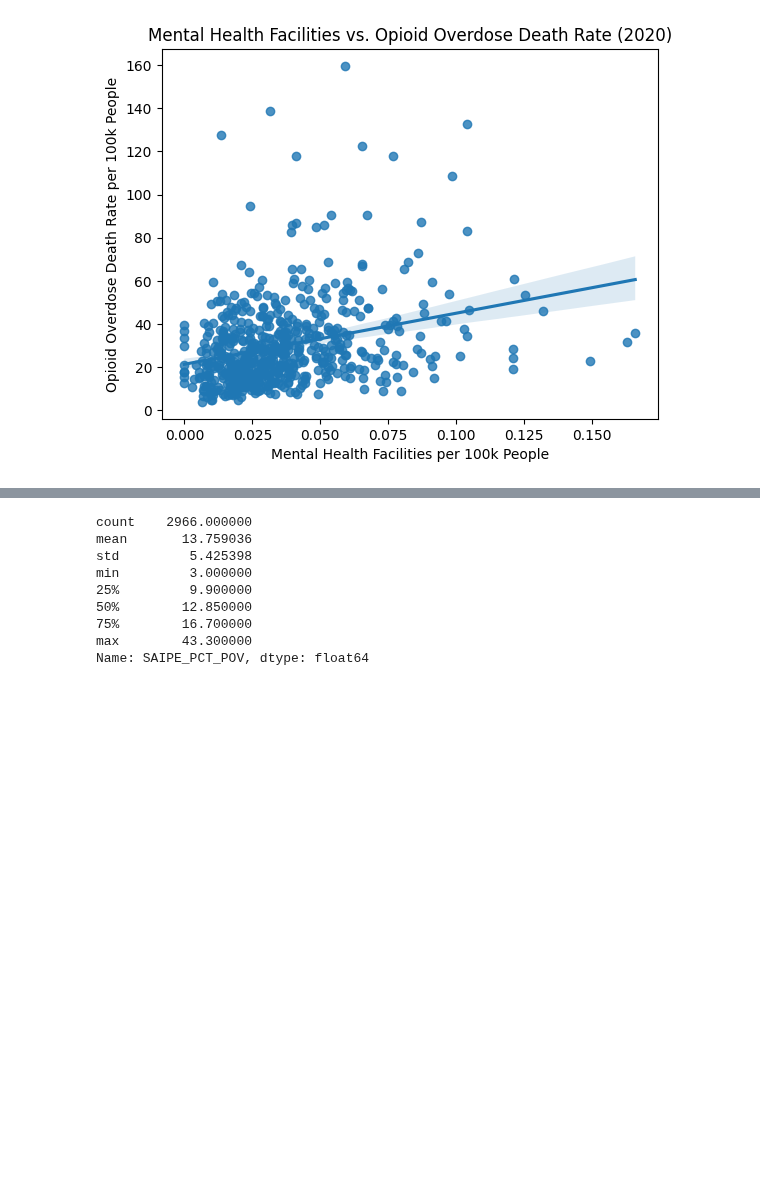
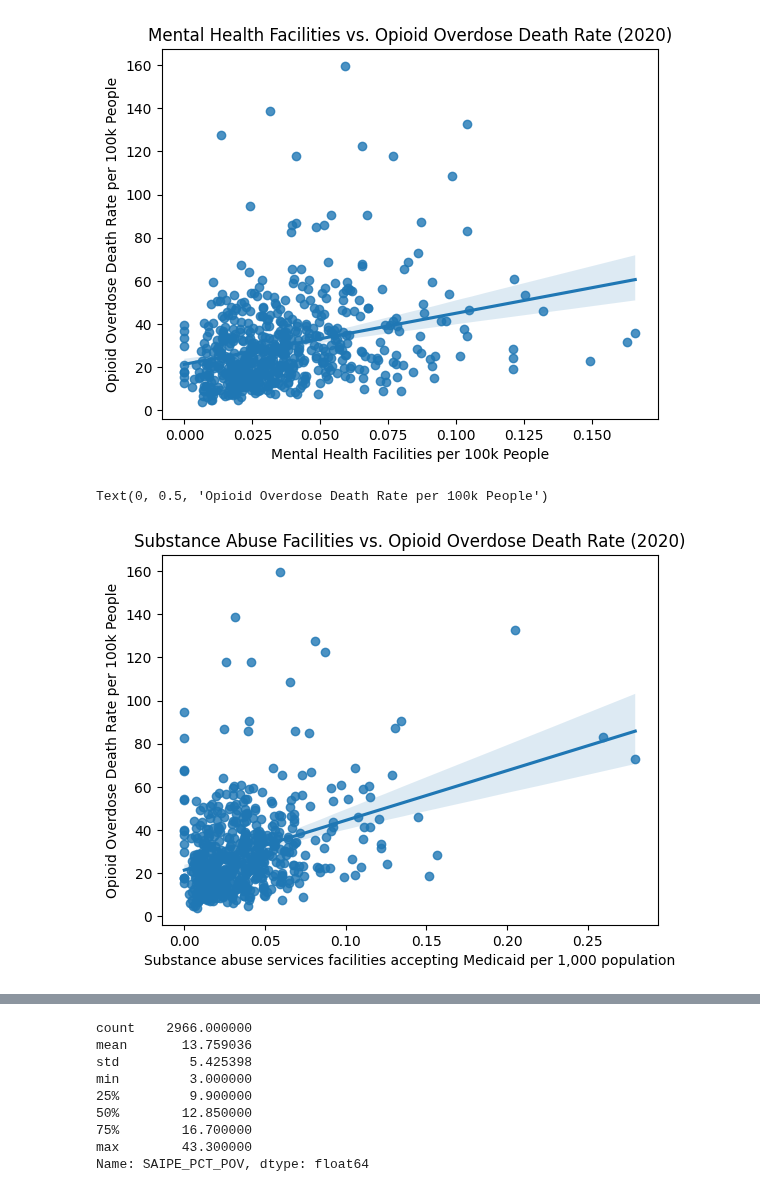
Before and after one commit to Ludougan123234/624-project, a Jupyter notebook: state_level_analysis.ipynb, the cells around one changed output, grey strips where cells are left out. Saved outputs shown, nothing was run; the diff lists cells and outputs as text; code cells hidden in the pictures; blank space fills up the shorter version.

Commit message:
substance abuse facilities

```diff
--- a/state_level_analysis.ipynb
+++ b/state_level_analysis.ipynb
@@ -130,5 +127,5 @@ mental_health_df[mental_health_df.AMFAR_MHFAC_RATE.isnull()]
 # %%
-mental_health_df = mental_health_df[~mental_health_df.AMFAR_MHFAC_RATE.isnull()]
+mental_health_df = mental_health_df.dropna(subset=['AMFAR_MHFAC_RATE', 'AMFAR_MEDSAFAC_RATE'])
 mental_health_df.COUNTYFIPS = mental_health_df.COUNTYFIPS.astype(float)
 # %%
 death_df = pd.read_csv("data/OpioidDeaths_2020.txt", sep="\t")
@@ -181,6 +170,14 @@ plt.ylabel('Opioid Overdose Death Rate per 100k People')
 # %% [output]
 Text(0, 0.5, 'Opioid Overdose Death Rate per 100k People')
 [figure]
+# %%
+sns.regplot(x='AMFAR_MEDSAFAC_RATE', y='Crude Rate', data=death_mental_df)
+plt.title('Substance Abuse Facilities vs. Opioid Overdose Death Rate (2020)')
+plt.xlabel('Substance abuse services facilities accepting Medicaid per 1,000 population')
+plt.ylabel('Opioid Overdose Death Rate per 100k People')
+# %% [output]
+Text(0, 0.5, 'Opioid Overdose Death Rate per 100k People')
+[figure, added]
 # %%
 pov_df = sdoh_df[['COUNTYFIPS', 'STATE', 'COUNTY', 'ACS_PCT_POV_BLACK', 'SAIPE_PCT_POV']].copy()
 pov_df.sample(5)
```
Also changed, not shown: parts of 6 cells of this notebook.
